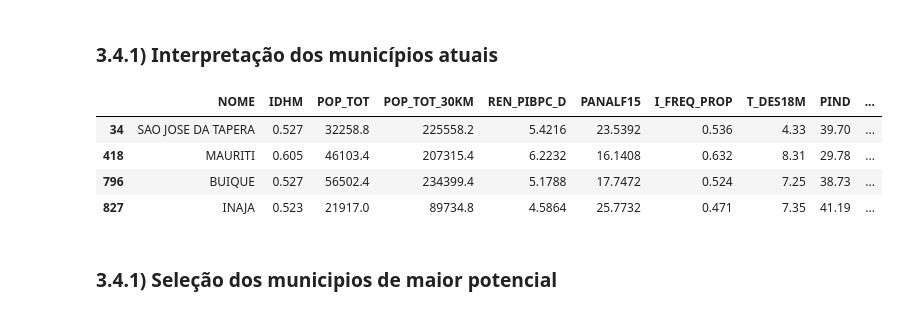
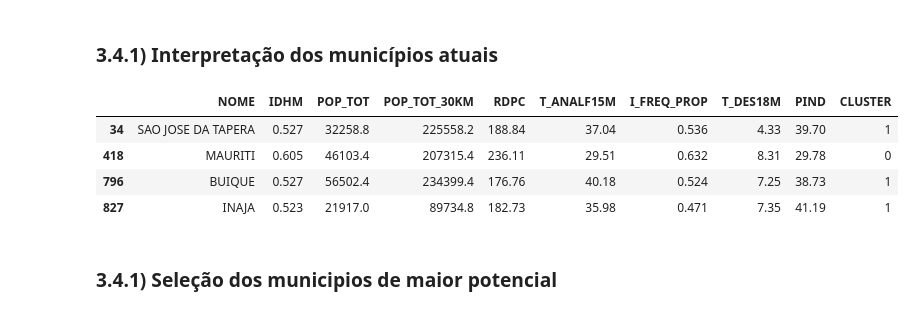
Before and after one commit to caiosoter/BCG2023, a Jupyter notebook: Notebooks/AnaliseExploratoria_PCA_Clustering.ipynb, the cells around one changed output. Saved outputs shown, nothing was run; the diff lists cells and outputs as text; code cells hidden in the pictures.

```diff
--- a/Notebooks/AnaliseExploratoria_PCA_Clustering.ipynb
+++ b/Notebooks/AnaliseExploratoria_PCA_Clustering.ipynb
@@ -320,5 +319,5 @@ plt.show()
 # %%
-kmeans = KMeans(2, random_state = 42)
+kmeans = KMeans(3, random_state = 42)
 k_clusters = kmeans.fit_predict(df_reducted)
 print('Silhouette Score: ',round(silhouette_score(df_reducted, k_clusters),4))
 print('Davies-Bouldin Score: ',round(davies_bouldin_score(df_reducted, k_clusters),4))
@@ -358,26 +358,26 @@ df[
 # %%
 actual_cities = df[
     [
         'NOME',
         'IDHM',
         'POP_TOT',
         'POP_TOT_30KM',
-        'REN_PIBPC_D',
-        'PANALF15',
+        'RDPC',
+        'T_ANALF15M',
         'I_FREQ_PROP',
         'T_DES18M',
         'PIND',
         'CLUSTER'
     ]
 ].loc[df['NOME'].isin(['MAURITI', 'SAO JOSE DA TAPERA', 'BUIQUE', 'INAJA'])]
 
 actual_cities
 # %% [output]
-|  | NOME | IDHM | POP_TOT | POP_TOT_30KM | REN_PIBPC_D | PANALF15 | I_FREQ_PROP | T_DES18M | PIND | ... |
-| 34 | SAO JOSE DA TAPERA | 0.527 | 32258.8 | 225558.2 | 5.4216 | 23.5392 | 0.536 | 4.33 | 39.70 | ... |
-| 418 | MAURITI | 0.605 | 46103.4 | 207315.4 | 6.2232 | 16.1408 | 0.632 | 8.31 | 29.78 | ... |
-| 796 | BUIQUE | 0.527 | 56502.4 | 234399.4 | 5.1788 | 17.7472 | 0.524 | 7.25 | 38.73 | ... |
-| 827 | INAJA | 0.523 | 21917.0 | 89734.8 | 4.5864 | 25.7732 | 0.471 | 7.35 | 41.19 | ... |
+|  | NOME | IDHM | POP_TOT | POP_TOT_30KM | RDPC | T_ANALF15M | I_FREQ_PROP | T_DES18M | PIND | CLUSTER |
+| 34 | SAO JOSE DA TAPERA | 0.527 | 32258.8 | 225558.2 | 188.84 | 37.04 | 0.536 | 4.33 | 39.70 | 1 |
+| 418 | MAURITI | 0.605 | 46103.4 | 207315.4 | 236.11 | 29.51 | 0.632 | 8.31 | 29.78 | 0 |
+| 796 | BUIQUE | 0.527 | 56502.4 | 234399.4 | 176.76 | 40.18 | 0.524 | 7.25 | 38.73 | 1 |
+| 827 | INAJA | 0.523 | 21917.0 | 89734.8 | 182.73 | 35.98 | 0.471 | 7.35 | 41.19 | 1 |
 # %% [markdown]
 ### 3.4.1) Seleção dos municipios de maior potencial
 # %%
```
Also changed, not shown: parts of 26 cells of this notebook, 3 other files.
